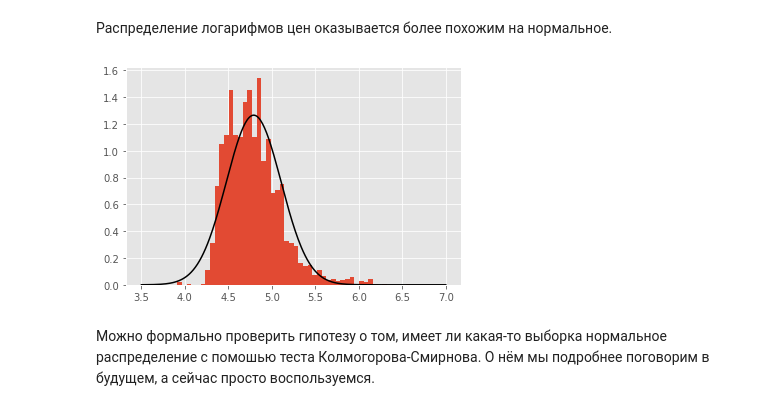
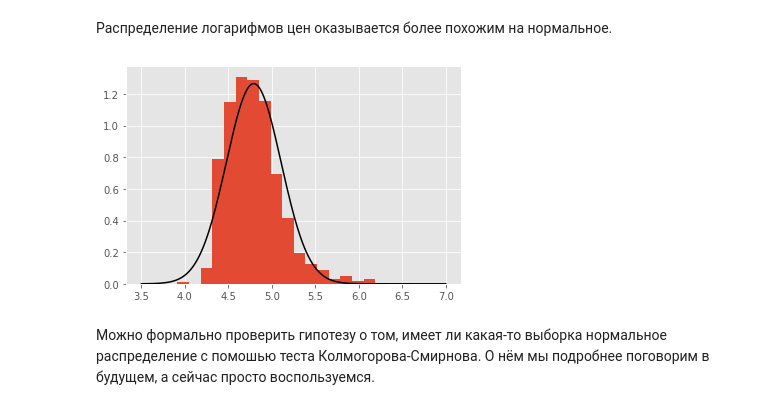
Before and after one commit to hse-python-mirec/dap_mirec_2022, a Jupyter notebook: seminar4/sem04_201_202_ci-real_estate.ipynb, the cells around one changed output. Cells and saved outputs as stored; diff of their text form; code cells hidden in the pictures.

```diff
--- a/seminar4/sem04_201_202_ci-real_estate.ipynb
+++ b/seminar4/sem04_201_202_ci-real_estate.ipynb
@@ -262,0 +297,3 @@ df_agg
+# %%
+df['metro_line'] = df['code'].apply(lambda row: row.split(', ')[1])
+df.head()
@@ -275,6 +319,3 @@ square_lambda = lambda x, p: x**p
 square_lambda(3,2)
 # %% [output]
 9
-# %%
-df['metro_line'] = df['code'].apply(lambda x: x.split(', ')[1])
-df.head()
@@ -605,15 +639,15 @@ sns.histplot(df['price'], kde=True);
 # %% [markdown]
 Распределение логарифмов цен оказывается более похожим на нормальное.
 # %%
-df.price.apply(np.log).hist(bins=50, density=True);
+df.price.apply(np.log).hist(bins=20, density=True);
 
 x = df.price.apply(np.log).values
 
 xs = np.linspace(3.5, 7, 300)
 ys = stats.norm(loc=np.mean(x), scale=np.std(x, ddof=1)).pdf(xs)
 plt.plot(xs, ys, color="black");
 # %% [output]
-[figure, old version]
+[figure, new version]
 # %% [markdown]
 Можно формально проверить гипотезу о том, имеет ли какая-то выборка нормальное распределение с помошью теста Колмогорова-Смирнова. О нём мы подробнее поговорим в будущем, а сейчас просто воспользуемся.
 # %%
```
Also changed, not shown: parts of 23 cells of this notebook, 1 other file.
